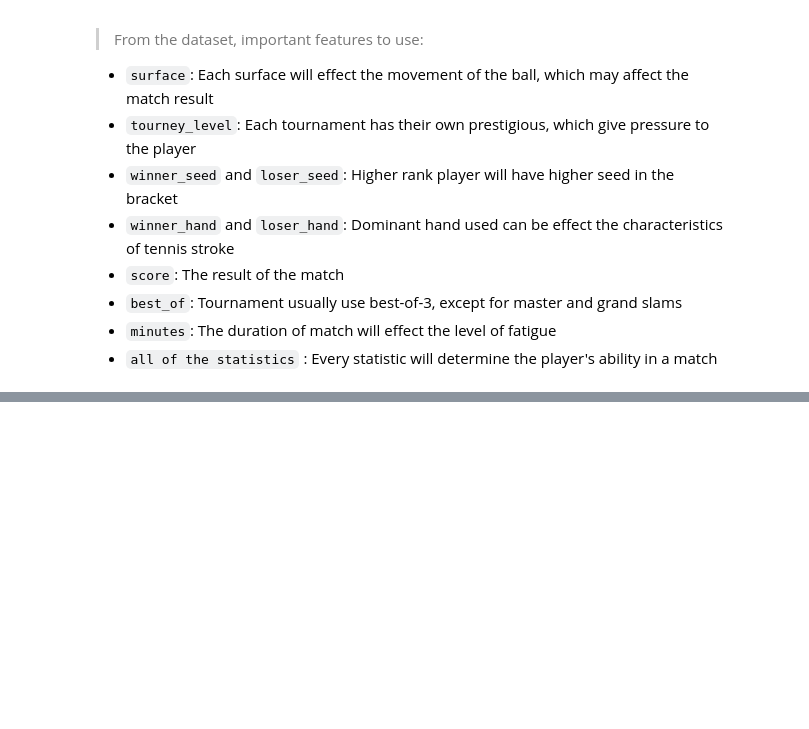
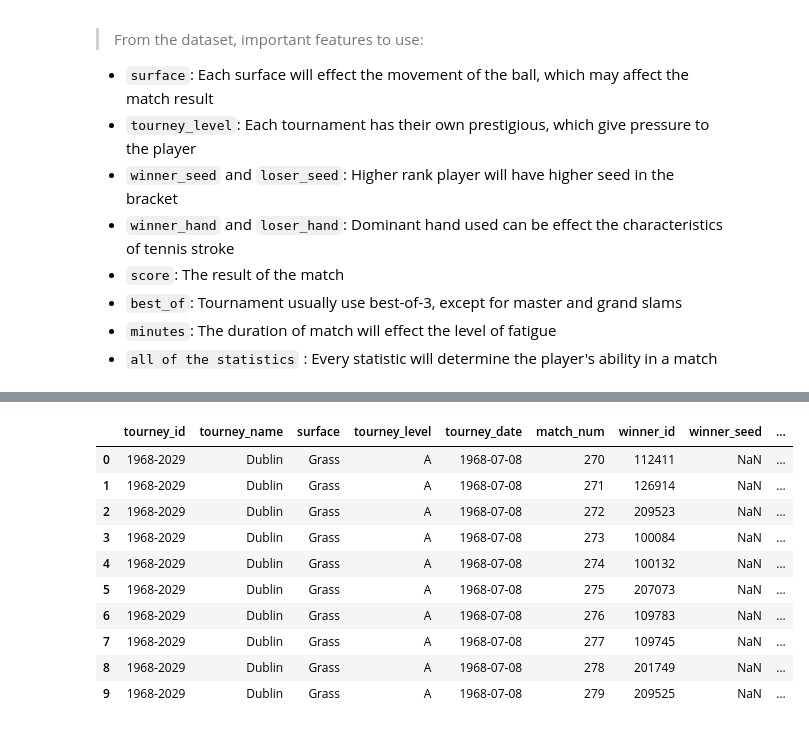
Before and after one commit to theodoreamadeo/tennis_match_predictor, a Jupyter notebook: final_project.ipynb, the cells around one changed output, grey strips where cells are left out. Drawn from its saved outputs; the diff is of its cells as text; code cells hidden in the pictures; blank space fills up the shorter version.

```diff
--- a/final_project.ipynb
+++ b/final_project.ipynb
@@ -76,0 +149,16 @@ df_used.shape
+# %%
+# Convert the 'date' column to proper date format (YYYY-MM-DD)
+df_used['tourney_date'] = pd.to_datetime(df_used['tourney_date'], format='%Y%m%d')
+df_used.head(10)
+# %% [output]
+|  | tourney_id | tourney_name | surface | tourney_level | tourney_date | match_num | winner_id | winner_seed | ... |
+| 0 | 1968-2029 | Dublin | Grass | A | 1968-07-08 | 270 | 112411 | NaN | ... |
+| 1 | 1968-2029 | Dublin | Grass | A | 1968-07-08 | 271 | 126914 | NaN | ... |
+| 2 | 1968-2029 | Dublin | Grass | A | 1968-07-08 | 272 | 209523 | NaN | ... |
+| 3 | 1968-2029 | Dublin | Grass | A | 1968-07-08 | 273 | 100084 | NaN | ... |
+| 4 | 1968-2029 | Dublin | Grass | A | 1968-07-08 | 274 | 100132 | NaN | ... |
+| 5 | 1968-2029 | Dublin | Grass | A | 1968-07-08 | 275 | 207073 | NaN | ... |
+| 6 | 1968-2029 | Dublin | Grass | A | 1968-07-08 | 276 | 109783 | NaN | ... |
+| 7 | 1968-2029 | Dublin | Grass | A | 1968-07-08 | 277 | 109745 | NaN | ... |
+| 8 | 1968-2029 | Dublin | Grass | A | 1968-07-08 | 278 | 201749 | NaN | ... |
+| 9 | 1968-2029 | Dublin | Grass | A | 1968-07-08 | 279 | 209525 | NaN | ... |
```
Also changed, not shown: parts of 25 cells of this notebook.
